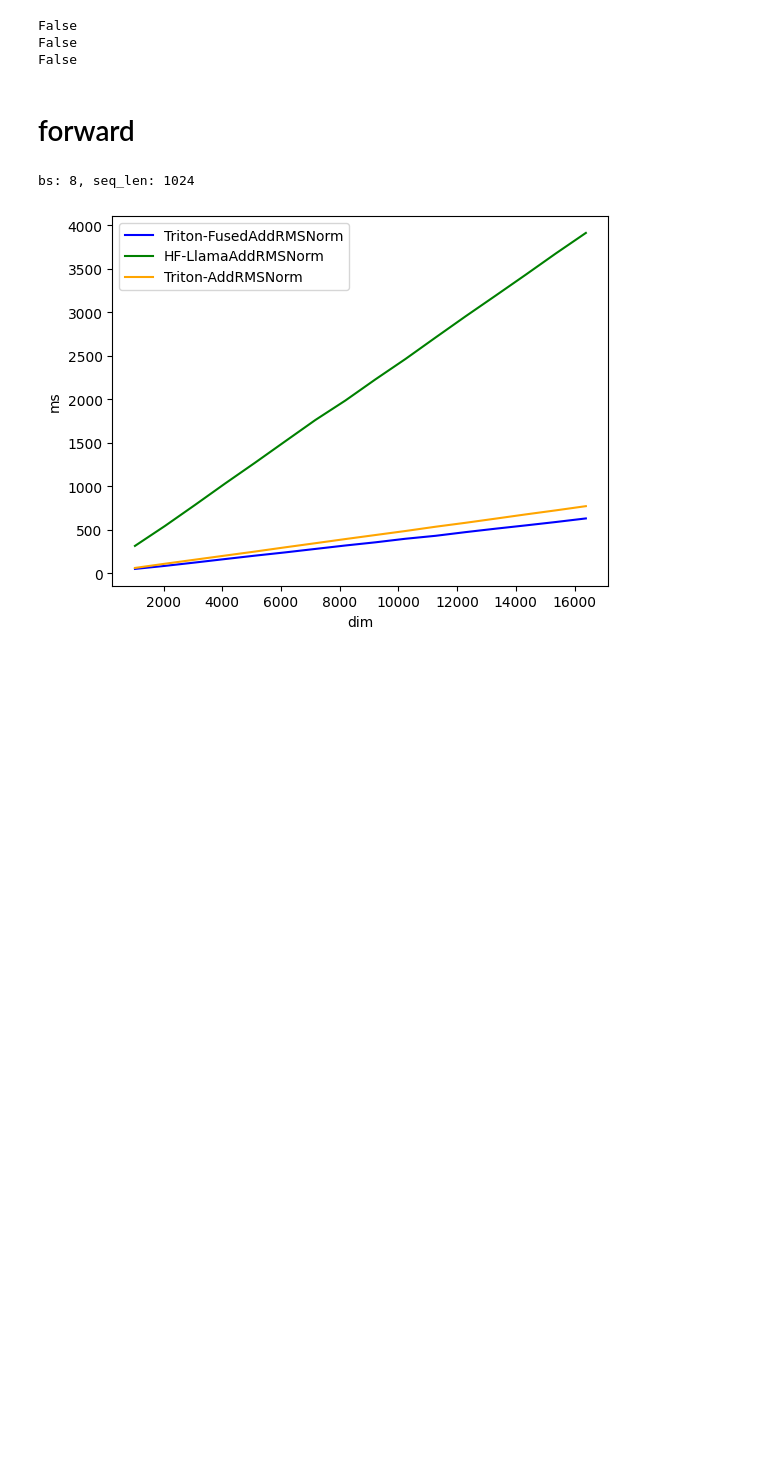
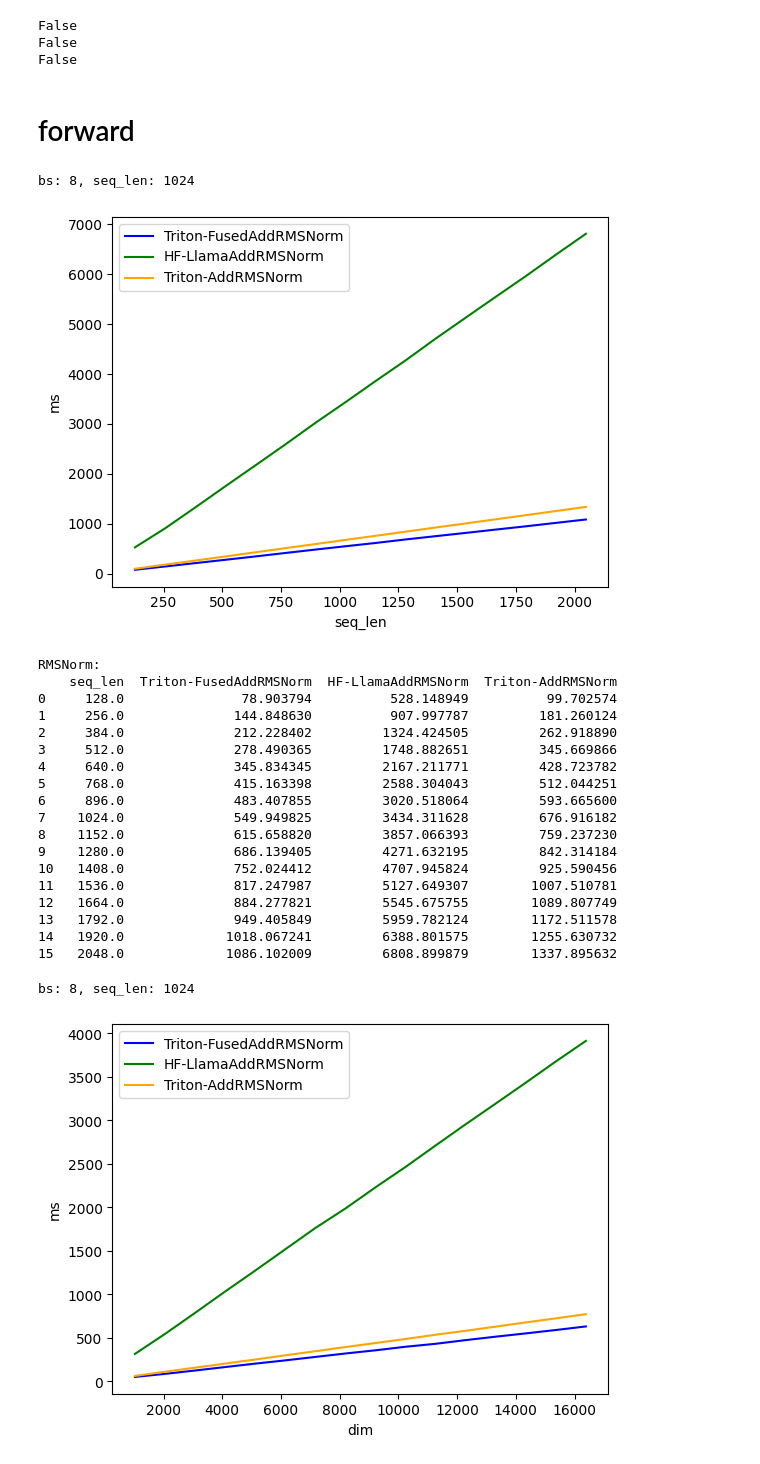
Before and after one commit to mdy666/mdy_triton, a Jupyter notebook: fused_add_norm.ipynb, the cells around one changed output. Cells and saved outputs as stored; diff of their text form; code cells hidden in the pictures; blank space fills up the shorter version.

```diff
--- a/fused_add_norm.ipynb
+++ b/fused_add_norm.ipynb
@@ -243,6 +243,66 @@ False
 False
 # %% [markdown]
 # forward
+# %%
+torch.cuda.empty_cache()
+@triton.testing.perf_report(
+    triton.testing.Benchmark(
+        x_names=['seq_len'],  # argument names to use as an x-axis for the plot
+        x_vals=[128 * i for i in range(1, 16+1)],  # different possible values for `x_name`
+        line_arg='provider',  # argument name whose value corresponds to a different line in the plot
+        line_vals=['Triton-FusedAddRMSNorm', 'HF-LlamaAddRMSNorm', 'Triton-AddRMSNorm'],  # possible values for `line_arg``
+        line_names=[
+            "Triton-FusedAddRMSNorm",
+            "HF-LlamaAddRMSNorm",
+            "Triton-AddRMSNorm"
+        ],  # label name for the lines
+        styles=[('blue', '-'), ('green', '-'), ('orange', '-')],  # line styles
+        ylabel="ms",  # label name for the y-axis
+        plot_name="RMSNorm",  # name for the plot. Used also as a file name for saving the plot.
+        args={'dim': 3584, 'bs': 32}
+
+    ))
+def benchmark(bs, seq_len, dim, provider):
+    device = torch.device('cuda')
+    dtype = torch.float16
+    x = torch.randn(bs, seq_len, dim).to(device).to(dtype)
+    res = torch.randn_like(x)
+    stream = torch.cuda.Stream()
+    torch.cuda.set_stream(stream)
+    if provider == 'HF-LlamaAddRMSNorm':
+        func = LlamaAddRMSNorm(dim).cuda().to(dtype)
+        ms = triton.testing.do_bench(lambda: func(x, res))
+    if provider == 'Triton-FusedAddRMSNorm':
+        func = TritonFusedAddRMSNorm(dim).cuda().to(dtype)
+        ms = triton.testing.do_bench(lambda: func(x, res))
+    if provider == 'Triton-AddRMSNorm':
+        func = TritonAddRMSNorm(dim).cuda().to(dtype)
+        ms = triton.testing.do_bench(lambda: func(x, res))
+
+    return ms * 1e3
+print(f'bs: {8}, seq_len: {1024}')
+benchmark.run(show_plots=True, print_data=True)
+# %% [output]
+bs: 8, seq_len: 1024
+[figure, added]
+RMSNorm:
+    seq_len  Triton-FusedAddRMSNorm  HF-LlamaAddRMSNorm  Triton-AddRMSNorm
+0     128.0               78.903794          528.148949          99.702574
+1     256.0              144.848630          907.997787         181.260124
+2     384.0              212.228402         1324.424505         262.918890
+3     512.0              278.490365         1748.882651         345.669866
+4     640.0              345.834345         2167.211771         428.723782
+5     768.0              415.163398         2588.304043         512.044251
+6     896.0              483.407855         3020.518064         593.665600
+7    1024.0              549.949825         3434.311628         676.916182
+8    1152.0              615.658820         3857.066393         759.237230
+9    1280.0              686.139405         4271.632195         842.314184
+10   1408.0              752.024412         4707.945824         925.590456
+11   1536.0              817.247987         5127.649307        1007.510781
+12   1664.0              884.277821         5545.675755        1089.807749
+13   1792.0              949.405849         5959.782124        1172.511578
+14   1920.0             1018.067241         6388.801575        1255.630732
+15   2048.0             1086.102009         6808.899879        1337.895632
 # %%
 torch.cuda.empty_cache()
 @triton.testing.perf_report(
```
Also changed, not shown: parts of 3 cells of this notebook, 9 other files.
